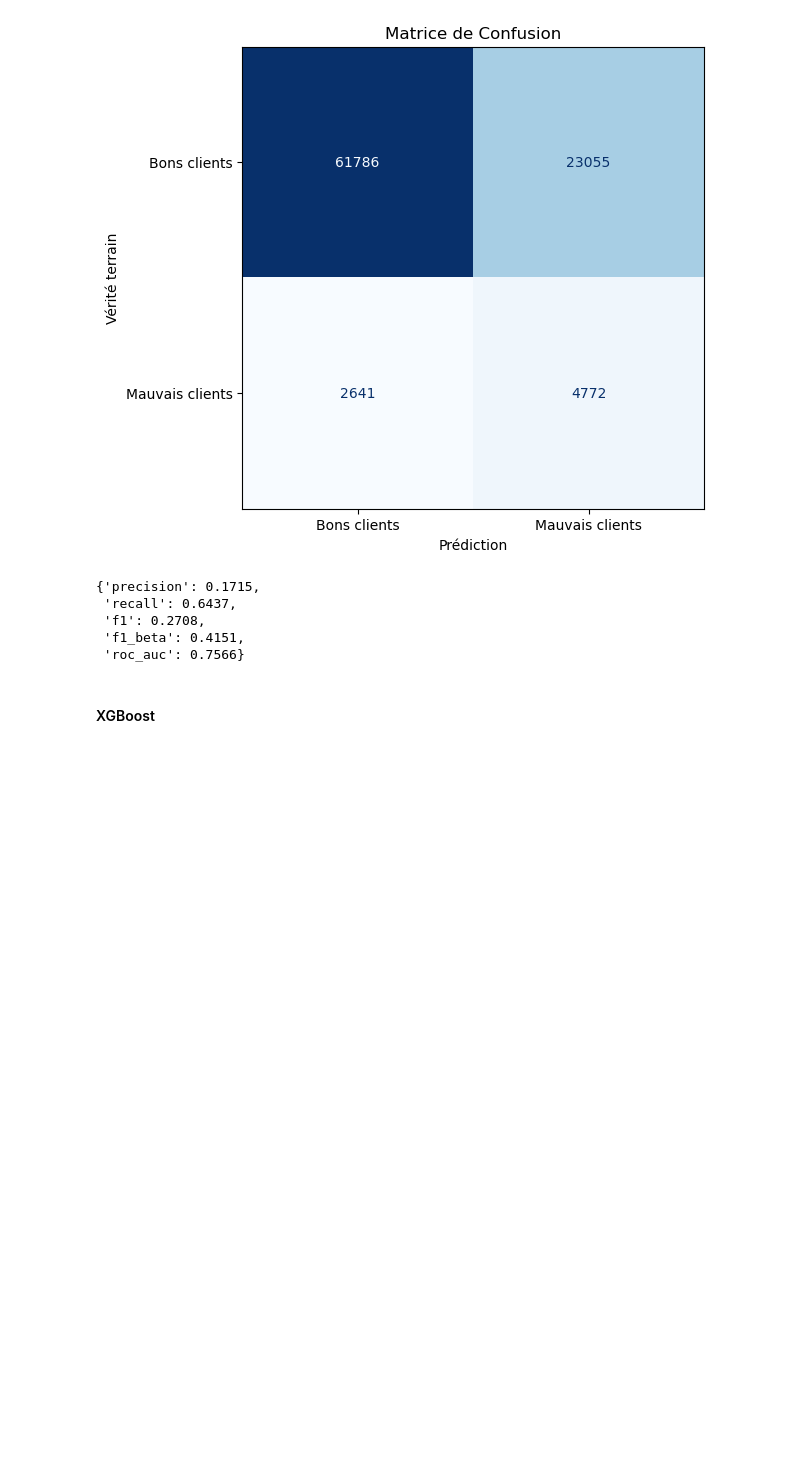
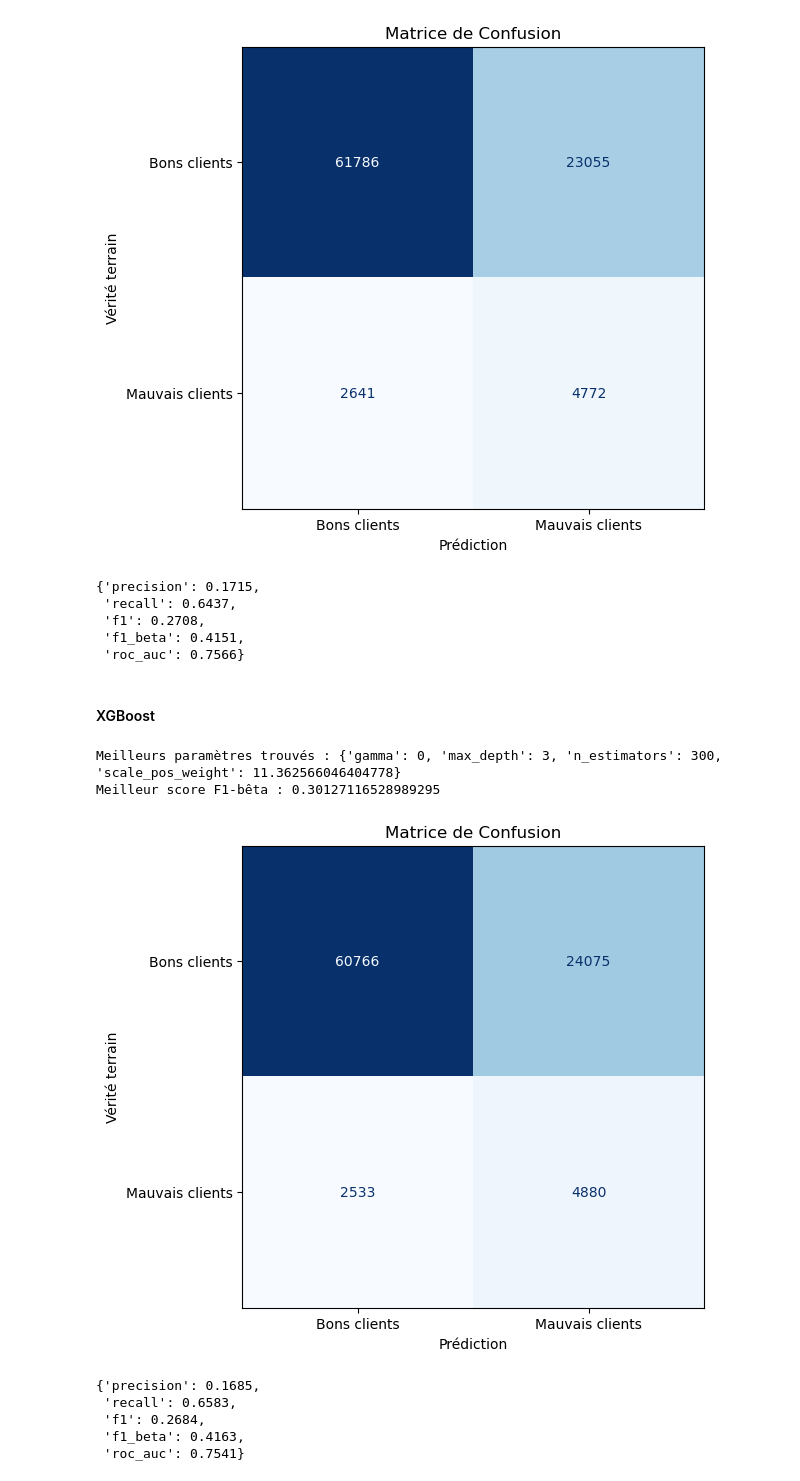
Before and after one commit to corentinlfi/Projet7, a Jupyter notebook: Scoring et classification.ipynb, the cells around one changed output. Cells and saved outputs as stored; diff of their text form; code cells hidden in the pictures; blank space fills up the shorter version.

Commit message:
Mise a jour du code

```diff
--- a/Scoring et classification.ipynb
+++ b/Scoring et classification.ipynb
@@ -98,12 +99,6 @@ Remettre importations au début avec les versions
 # %%
 from sklearn.model_selection import GridSearchCV, StratifiedKFold
 from sklearn.metrics import make_scorer, fbeta_score
-
-# Mise en place de fbeta avec beta=2 comme fonction coût métier
-def fbeta_score_beta2(y_true, y_pred, beta):
-    return fbeta_score(y_true, y_pred, beta=beta)
-
-# Pourquoi fonction fbeta_score sous forme de fonction ? utile ou pas ? comment changer le beta facilement (ds arg de fonction dessous ?)
 
 # Modèle
 def entrainementModeleAvecCV(modele, arguments_modele, param_grid, beta):
@@ -113,7 +108,7 @@ def entrainementModeleAvecCV(modele, arguments_modele, param_grid, beta):
 
     cv = StratifiedKFold(n_splits=5, shuffle=True, random_state=42)
 
-    scorer = make_scorer(fbeta_score_beta2, beta=beta)
+    scorer = make_scorer(fbeta_score, beta=beta)
 
     grid_search = GridSearchCV(estimator=modele,
                                param_grid=param_grid,
@@ -310,21 +303,30 @@ Meilleur score F1-bêta : 0.2057847175282823
 # %%
 from xgboost import XGBClassifier
 from sklearn.utils.class_weight import compute_class_weight
 
 # XGBClassifier n'a pas de fonctionnalite intégrée pour équilibrer les classes
 class_weights = compute_class_weight('balanced', classes=np.unique(y_train), y=y_train)
 class_weights_dict = dict(zip(np.unique(y_train), class_weights))
 scale_pos_weight = class_weights_dict[1] / class_weights_dict[0]
 
 arguments_modele={}
 
 param_grid = {
     'max_depth': [3, 5, 7],
     'n_estimators': [100, 200, 300],
     'scale_pos_weight': [scale_pos_weight],
     'gamma':[0, 0.1, 0.2]
 }
 
-CatBoostClassifier_entraine = entrainementModeleAvecCV(XGBClassifier, arguments_modele, param_grid, 1.2)
+CatBoostClassifier_entraine = entrainementModeleAvecCV(XGBClassifier, arguments_modele, param_grid, 0.5)
 affichageResultatsModele(CatBoostClassifier_entraine)
 #featureImportanceLocale(CatBoostClassifier_entraine, 0)
+# %% [output]
+Meilleurs paramètres trouvés : {'gamma': 0, 'max_depth': 3, 'n_estimators': 300, 'scale_pos_weight': 11.362566046404778}
+Meilleur score F1-bêta : 0.30127116528989295
+[figure, added]
+{'precision': 0.1685,
+ 'recall': 0.6583,
+ 'f1': 0.2684,
+ 'f1_beta': 0.4163,
+ 'roc_auc': 0.7541}
```
Also changed, not shown: parts of 5 cells of this notebook, 3 other files.
